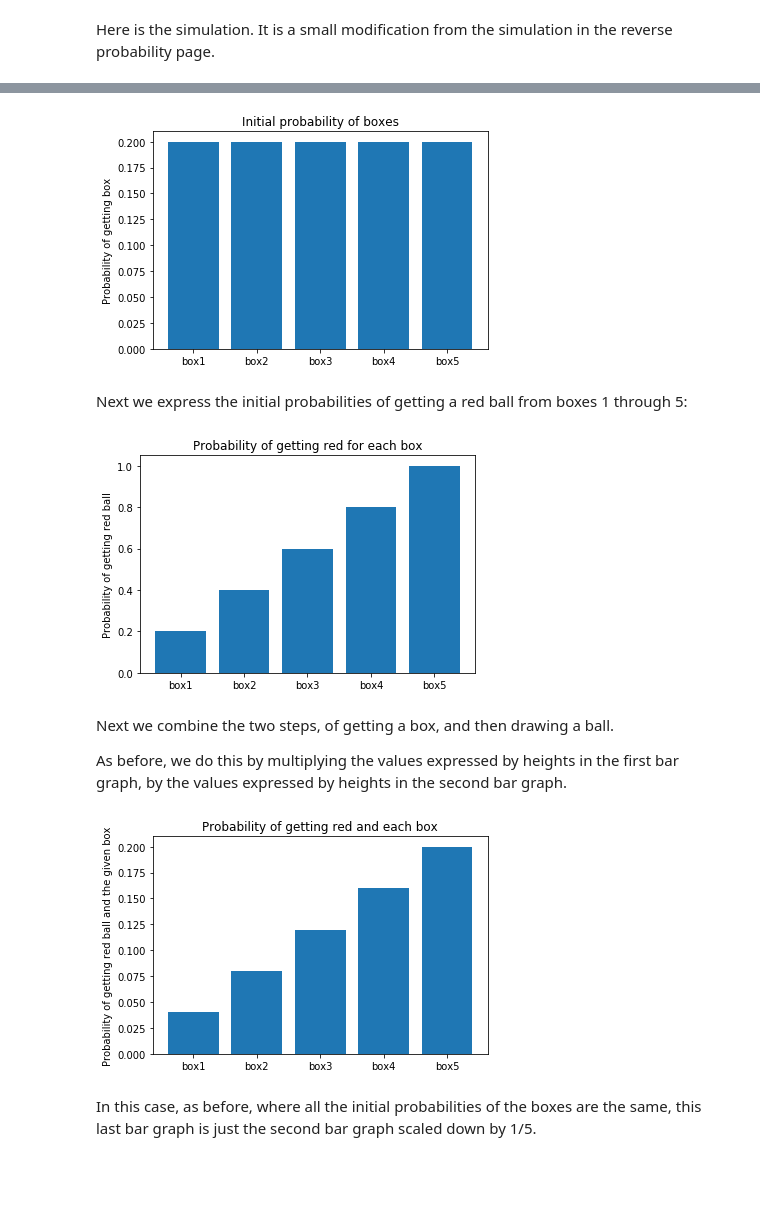
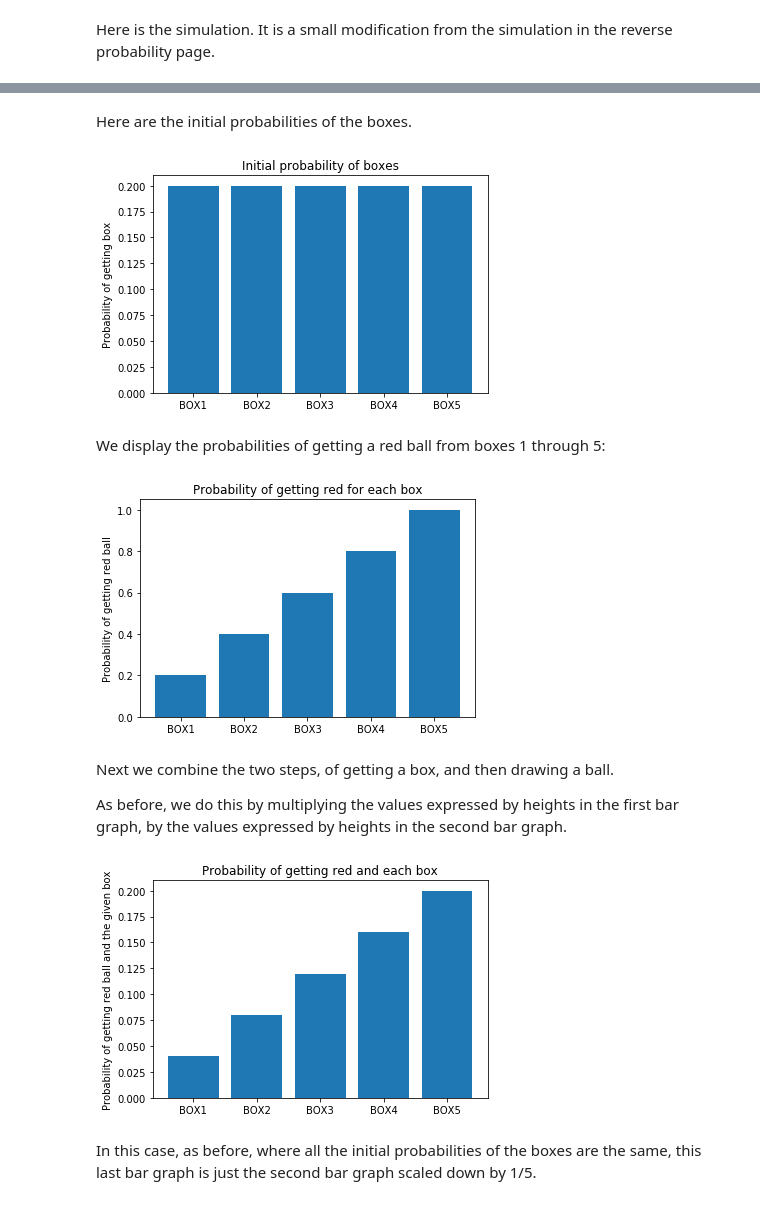
Before and after one commit to matthew-brett/cfd2019, a Jupyter notebook: notebooks/10/second_bayes.ipynb, the cells around one changed output, grey strips where cells are left out. Saved outputs shown, nothing was run; the diff lists cells and outputs as text; code cells hidden in the pictures; blank space fills up the shorter version.

```diff
--- a/notebooks/10/second_bayes.ipynb
+++ b/notebooks/10/second_bayes.ipynb
@@ -68,15 +68,17 @@ p_box4
+# %% [markdown]
+Here are the initial probabilities of the boxes.
 # %%
 box_probabilities = np.repeat(1 / 5, 5)
 x_locations = np.arange(5)
-box_labels = ['box1', 'box2', 'box3', 'box4', 'box5']
+box_labels = ['BOX1', 'BOX2', 'BOX3', 'BOX4', 'BOX5']
 plt.bar(x_locations, box_probabilities)
 plt.xticks(x_locations, box_labels)
 plt.ylabel("Probability of getting box")
 plt.title('Initial probability of boxes');
 # %% [output]
-[figure, old version]
+[figure, new version]
 # %% [markdown]
-Next we express the initial probabilities of getting a red ball from boxes 1 through 5:
+We display the probabilities of getting a red ball from boxes 1 through 5:
 # %%
 red_probabilities = np.array([1, 2, 3, 4, 5]) / 5
 plt.bar(x_locations, red_probabilities)
@@ -84,7 +86,7 @@ plt.xticks(x_locations, box_labels)
 plt.ylabel("Probability of getting red ball")
 plt.title('Probability of getting red for each box');
 # %% [output]
-[figure, old version]
+[figure, new version]
 # %% [markdown]
 Next we combine the two steps, of getting a box, and then drawing a ball.
 
@@ -97,7 +99,7 @@ plt.xticks(x_locations, box_labels)
 plt.ylabel("Probability of getting red ball and the given box")
 plt.title('Probability of getting red and each box');
 # %% [output]
-[figure, old version]
+[figure, new version]
 # %% [markdown]
 In this case, as before, where all the initial probabilities of the boxes are
 the same, this last bar graph is just the second bar graph scaled down by 1/5.
```
Also changed, not shown: parts of 15 cells of this notebook, 3 other files.
